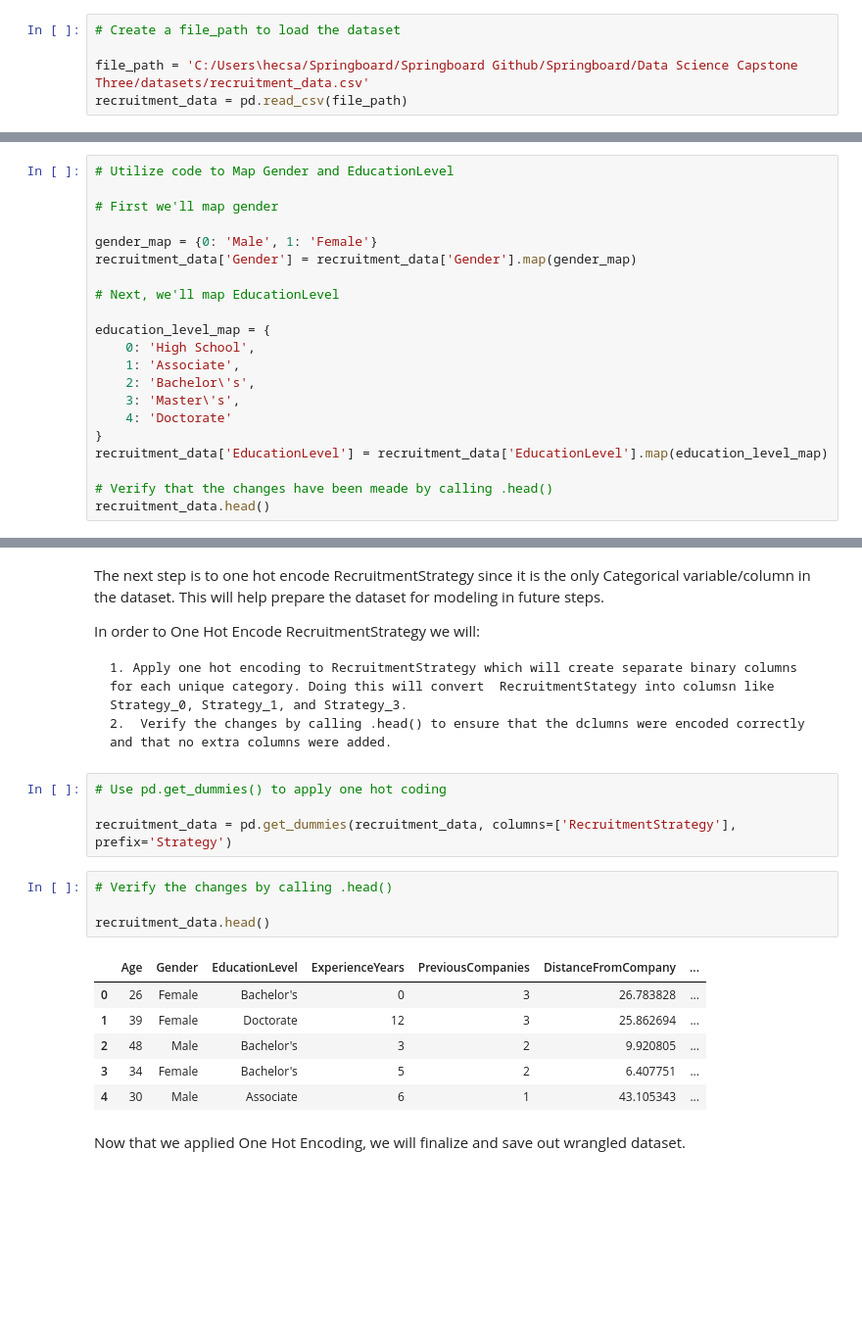
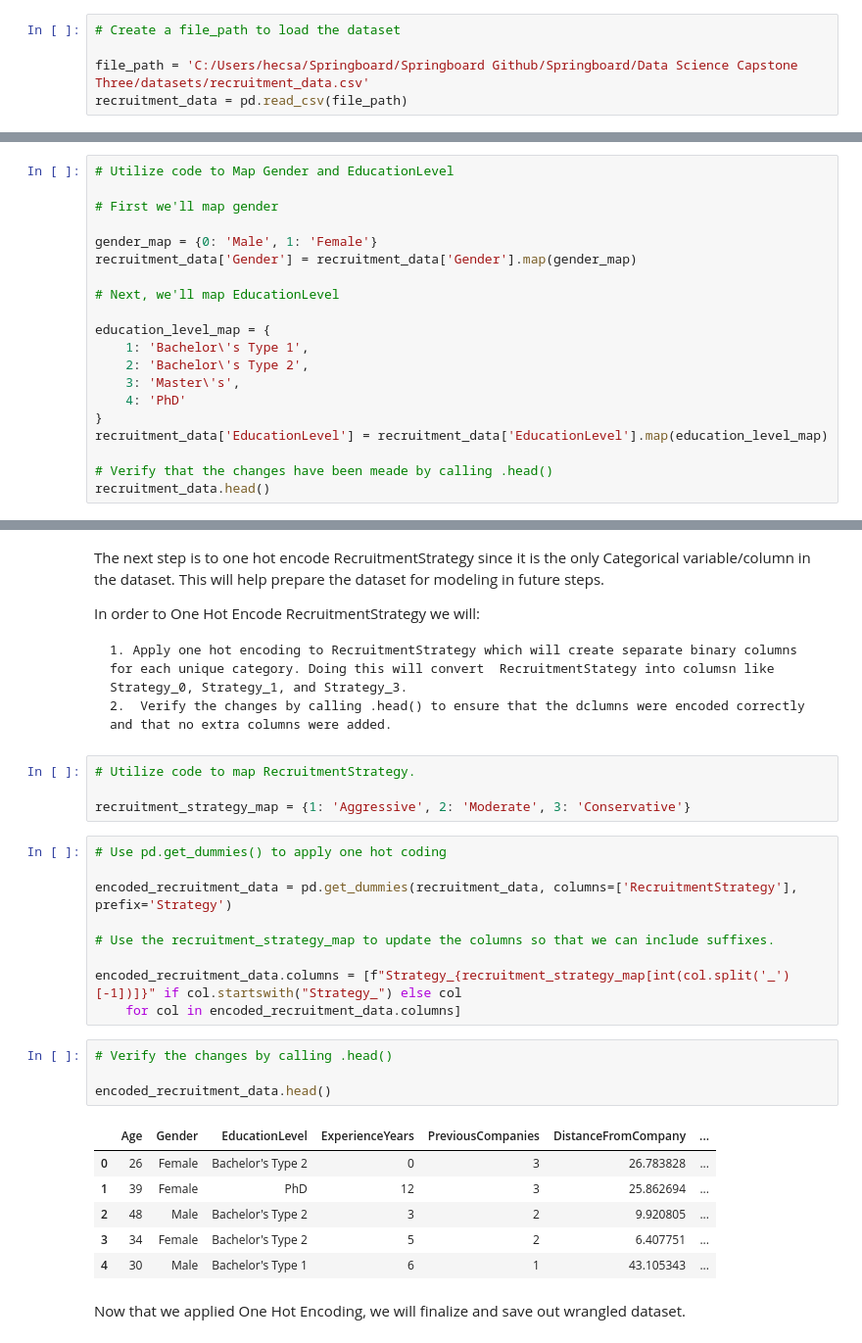
Before and after one commit to hesanche94/Capstone-Three---Optimizing-Candidate-Selection---Hector-Sanchez, a Jupyter notebook: Data Wrangling - Hector Sanchez.ipynb, the cells around one changed output, grey strips where cells are left out. Shown: that part at 98% size. Cells and saved outputs as stored; diff of their text form; blank space fills up the shorter version.

```diff
--- a/Data Wrangling - Hector Sanchez.ipynb
+++ b/Data Wrangling - Hector Sanchez.ipynb
@@ -10,7 +10,7 @@ import seaborn as sns
 # %%
 # Create a file_path to load the dataset
 
-file_path = 'C:/Users\hecsa/Springboard/Springboard Github/Springboard/Data Science Capstone Three/datasets/recruitment_data.csv'
+file_path = 'C:/Users/hecsa/Springboard/Springboard Github/Springboard/Data Science Capstone Three/datasets/recruitment_data.csv'
 recruitment_data = pd.read_csv(file_path)
 # %% [markdown]
 Now that pandas has beeen imported and the recruitment_data has been loaded, we well call .info(), .head(), .descrcribe(), and .shape to get a better understanding of our dataset before we move forward.
@@ -134,11 +134,10 @@ recruitment_data['Gender'] = recruitment_data['Gender'].map(gender_map)
 # Next, we'll map EducationLevel
 
 education_level_map = {
-    0: 'High School',
-    1: 'Associate',
-    2: 'Bachelor\'s',
+    1: 'Bachelor\'s Type 1',
+    2: 'Bachelor\'s Type 2',
     3: 'Master\'s',
-    4: 'Doctorate'
+    4: 'PhD'
 }
 recruitment_data['EducationLevel'] = recruitment_data['EducationLevel'].map(education_level_map)
 
@@ -158,21 +157,30 @@ In order to One Hot Encode RecruitmentStrategy we will:
 
     1. Apply one hot encoding to RecruitmentStrategy which will create separate binary columns for each unique category. Doing this will convert  RecruitmentStategy into columsn like Strategy_0, Strategy_1, and Strategy_3.
     2.  Verify the changes by calling .head() to ensure that the dclumns were encoded correctly and that no extra columns were added.
+# %%
+# Utilize code to map RecruitmentStrategy.
+
+recruitment_strategy_map = {1: 'Aggressive', 2: 'Moderate', 3: 'Conservative'}
 # %%
 # Use pd.get_dummies() to apply one hot coding
 
-recruitment_data = pd.get_dummies(recruitment_data, columns=['RecruitmentStrategy'], prefix='Strategy')
+encoded_recruitment_data = pd.get_dummies(recruitment_data, columns=['RecruitmentStrategy'], prefix='Strategy')
+
+# Use the recruitment_strategy_map to update the columns so that we can include suffixes.
+
+encoded_recruitment_data.columns = [f"Strategy_{recruitment_strategy_map[int(col.split('_')[-1])]}" if col.startswith("Strategy_") else col
+    for col in encoded_recruitment_data.columns]
 # %%
 # Verify the changes by calling .head()
 
-recruitment_data.head()
+encoded_recruitment_data.head()
 # %% [output]
 |  | Age | Gender | EducationLevel | ExperienceYears | PreviousCompanies | DistanceFromCompany | ... |
-| 0 | 26 | Female | Bachelor's | 0 | 3 | 26.783828 | ... |
-| 1 | 39 | Female | Doctorate | 12 | 3 | 25.862694 | ... |
-| 2 | 48 | Male | Bachelor's | 3 | 2 | 9.920805 | ... |
-| 3 | 34 | Female | Bachelor's | 5 | 2 | 6.407751 | ... |
-| 4 | 30 | Male | Associate | 6 | 1 | 43.105343 | ... |
+| 0 | 26 | Female | Bachelor's Type 2 | 0 | 3 | 26.783828 | ... |
+| 1 | 39 | Female | PhD | 12 | 3 | 25.862694 | ... |
+| 2 | 48 | Male | Bachelor's Type 2 | 3 | 2 | 9.920805 | ... |
+| 3 | 34 | Female | Bachelor's Type 2 | 5 | 2 | 6.407751 | ... |
+| 4 | 30 | Male | Bachelor's Type 1 | 6 | 1 | 43.105343 | ... |
 # %% [markdown]
 Now that we applied One Hot Encoding, we will finalize and save out wrangled dataset.
 # %%
```
Also changed, not shown: parts of 1 cell of this notebook.
